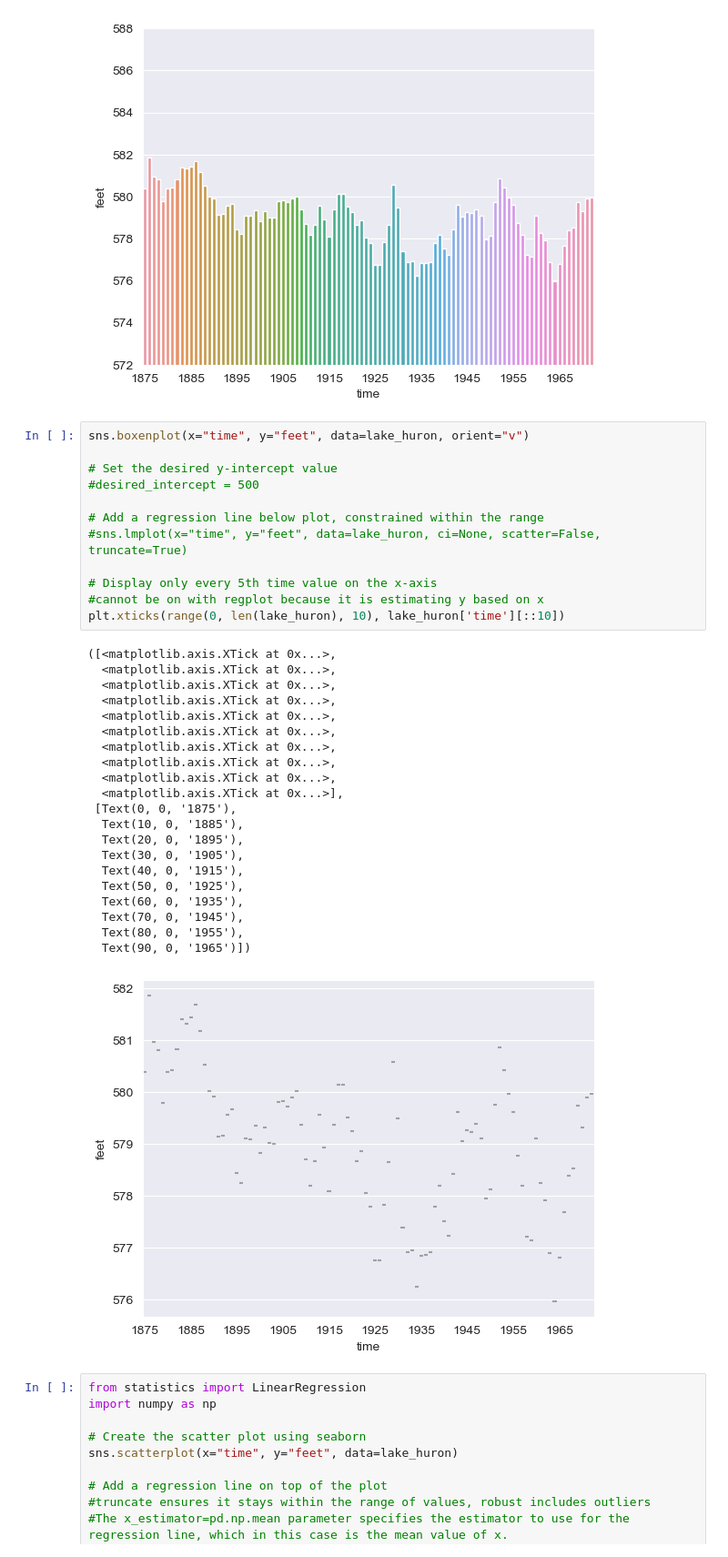
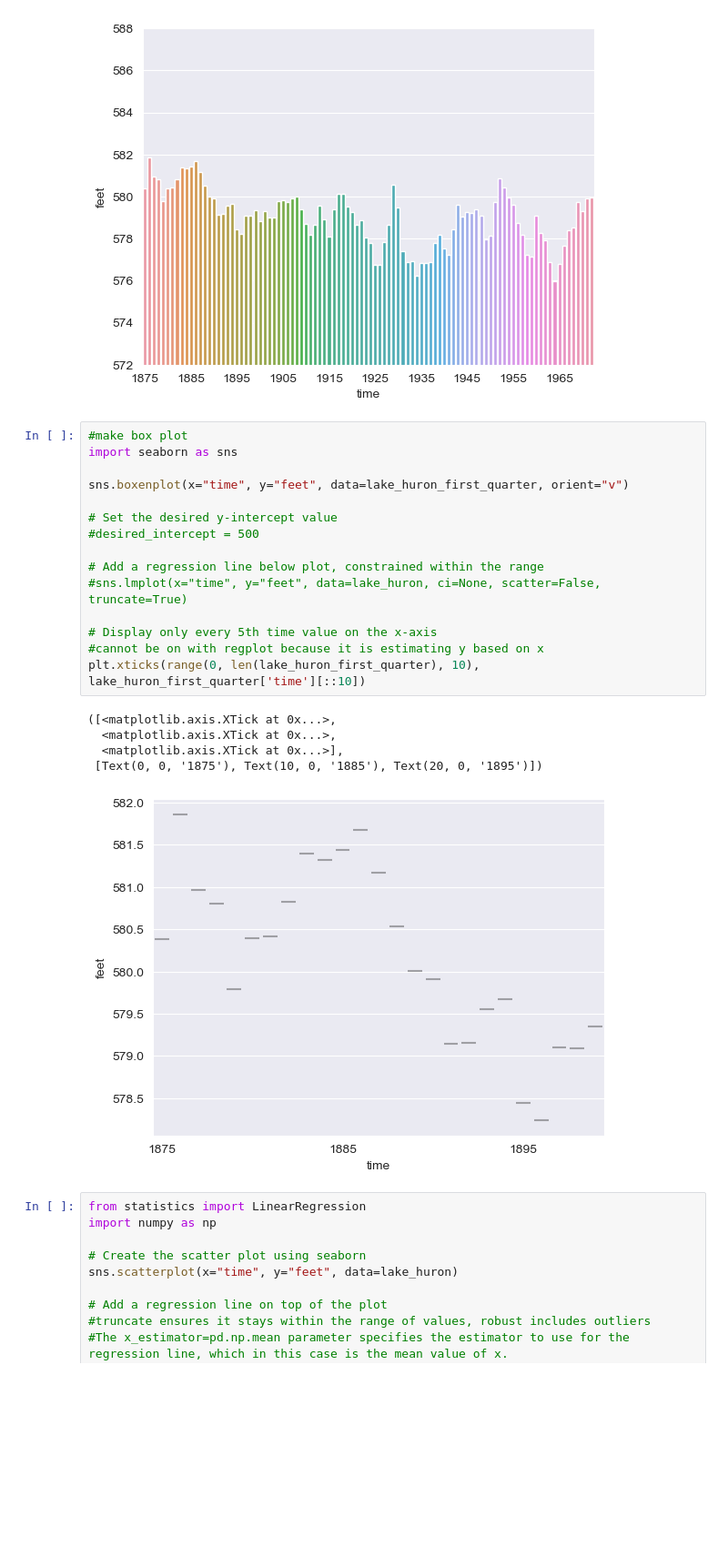
Before and after one commit to KailaBtw/DataScience, a Jupyter notebook: Practice/lakeHuron.ipynb, the cells around one changed output. Shown at 91% size. Cells and saved outputs as stored; diff of their text form; blank space fills up the shorter version.

Commit message:
Add homework1 work and more lake huron stuff

```diff
--- a/Practice/lakeHuron.ipynb
+++ b/Practice/lakeHuron.ipynb
@@ -130,39 +132,26 @@ plt.show()
 # %% [output]
 [figure]
 # %%
-sns.boxenplot(x="time", y="feet", data=lake_huron, orient="v")
+#make box plot
+import seaborn as sns
+
+sns.boxenplot(x="time", y="feet", data=lake_huron_first_quarter, orient="v")
 
 # Set the desired y-intercept value
 #desired_intercept = 500
 
 # Add a regression line below plot, constrained within the range
 #sns.lmplot(x="time", y="feet", data=lake_huron, ci=None, scatter=False, truncate=True)
 
 # Display only every 5th time value on the x-axis
 #cannot be on with regplot because it is estimating y based on x
-plt.xticks(range(0, len(lake_huron), 10), lake_huron['time'][::10])
+plt.xticks(range(0, len(lake_huron_first_quarter), 10), lake_huron_first_quarter['time'][::10])
 # %% [output]
 ([<matplotlib.axis.XTick at 0x...>,
   <matplotlib.axis.XTick at 0x...>,
-  <matplotlib.axis.XTick at 0x...>,
-  <matplotlib.axis.XTick at 0x...>,
-  <matplotlib.axis.XTick at 0x...>,
-  <matplotlib.axis.XTick at 0x...>,
-  <matplotlib.axis.XTick at 0x...>,
-  <matplotlib.axis.XTick at 0x...>,
-  <matplotlib.axis.XTick at 0x...>,
   <matplotlib.axis.XTick at 0x...>],
- [Text(0, 0, '1875'),
-  Text(10, 0, '1885'),
-  Text(20, 0, '1895'),
-  Text(30, 0, '1905'),
-  Text(40, 0, '1915'),
-  Text(50, 0, '1925'),
-  Text(60, 0, '1935'),
-  Text(70, 0, '1945'),
-  Text(80, 0, '1955'),
-  Text(90, 0, '1965')])
+ [Text(0, 0, '1875'), Text(10, 0, '1885'), Text(20, 0, '1895')])
-[figure, old version]
+[figure, new version]
 # %%
 from statistics import LinearRegression
 import numpy as np
```
Also changed, not shown: parts of 1 cell of this notebook, 5 other files.
